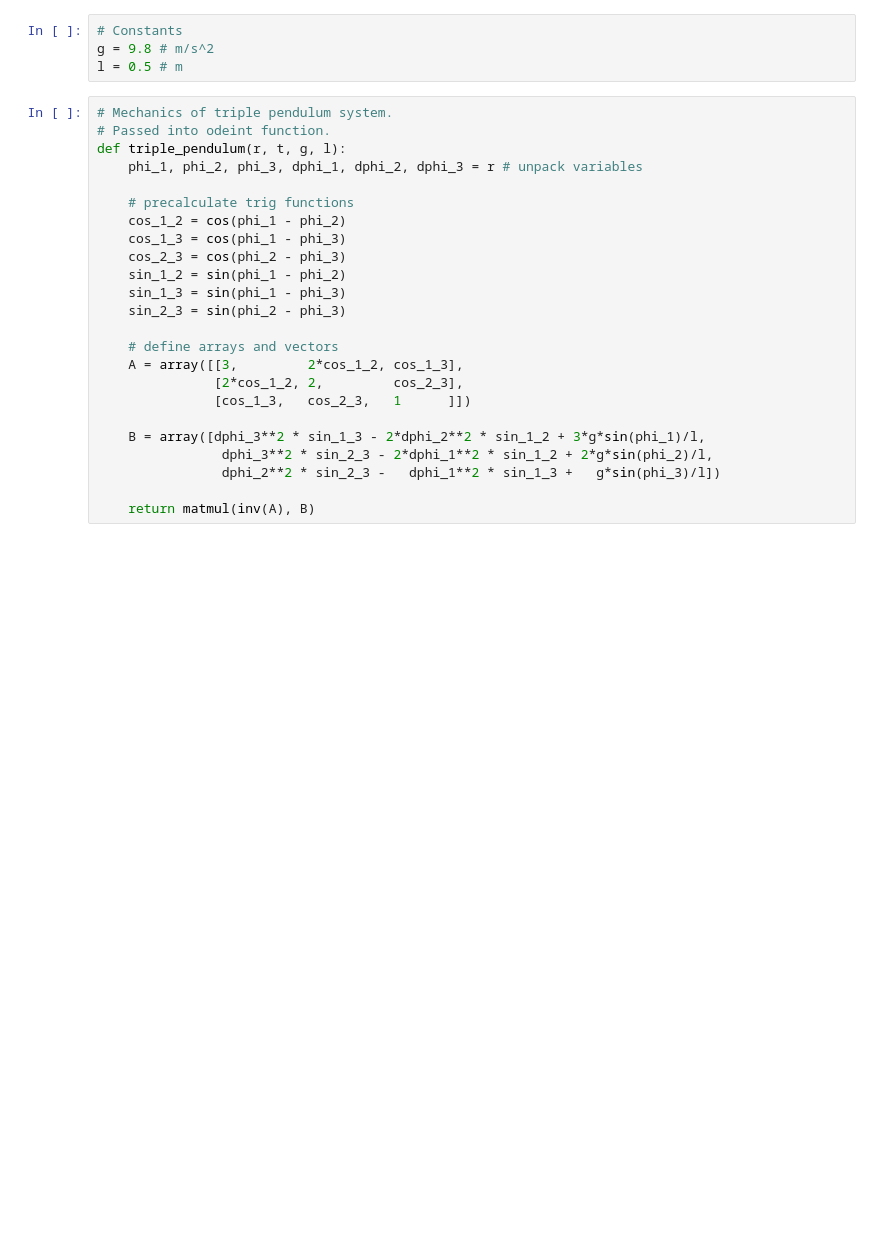
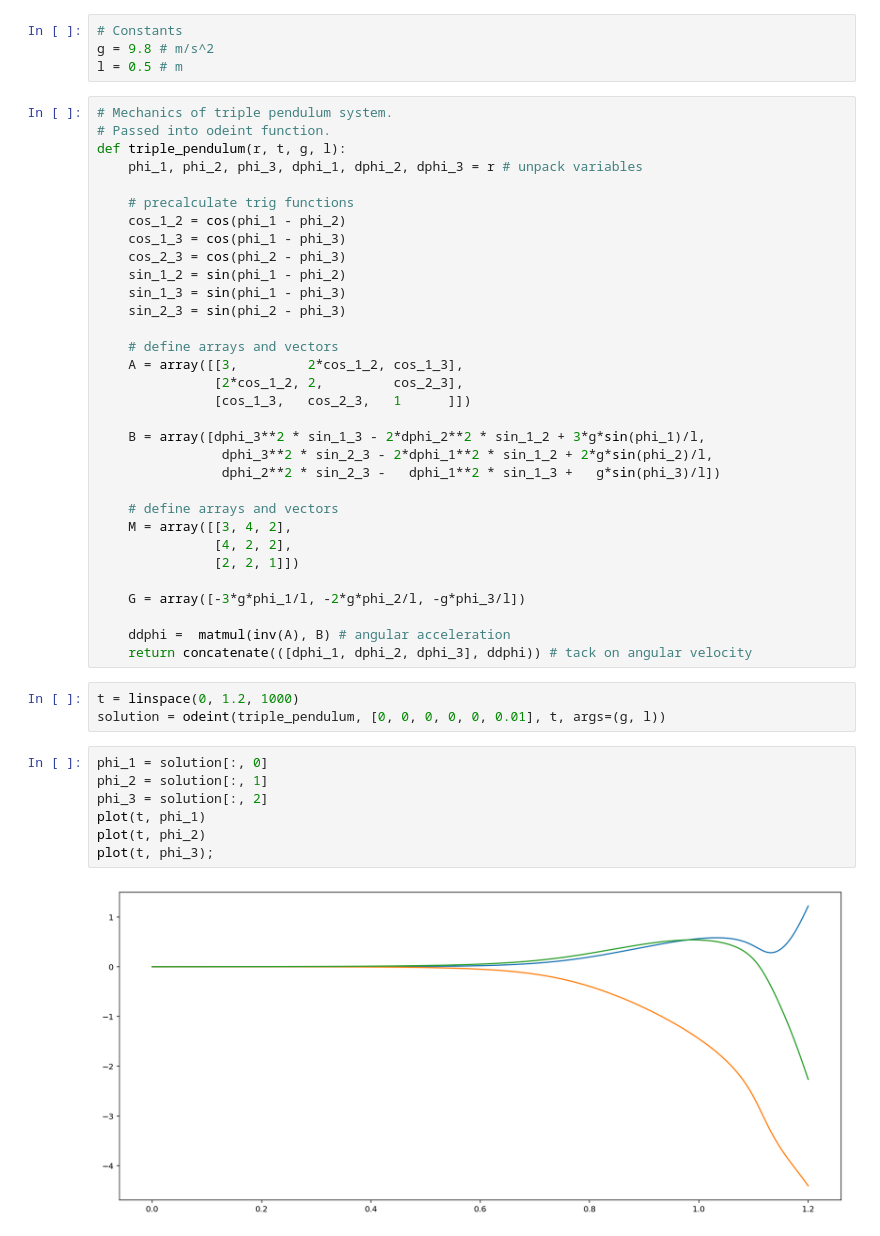
Before and after one commit to CoryMcCartan/triple-pendulum, a Jupyter notebook: workbook.ipynb, the cells around one changed output. Cells and saved outputs as stored; diff of their text form; blank space fills up the shorter version.

```diff
--- a/workbook.ipynb
+++ b/workbook.ipynb
@@ -94,4 +94,24 @@ def triple_pendulum(r, t, g, l):
                 dphi_3**2 * sin_2_3 - 2*dphi_1**2 * sin_1_2 + 2*g*sin(phi_2)/l,
                 dphi_2**2 * sin_2_3 -   dphi_1**2 * sin_1_3 +   g*sin(phi_3)/l])
 
-    return matmul(inv(A), B)
+    # define arrays and vectors
+    M = array([[3, 4, 2],
+               [4, 2, 2],
+               [2, 2, 1]])
+
+    G = array([-3*g*phi_1/l, -2*g*phi_2/l, -g*phi_3/l])
+
+    ddphi =  matmul(inv(A), B) # angular acceleration
+    return concatenate(([dphi_1, dphi_2, dphi_3], ddphi)) # tack on angular velocity
+# %%
+t = linspace(0, 1.2, 1000)
+solution = odeint(triple_pendulum, [0, 0, 0, 0, 0, 0.01], t, args=(g, l))
+# %%
+phi_1 = solution[:, 0]
+phi_2 = solution[:, 1]
+phi_3 = solution[:, 2]
+plot(t, phi_1)
+plot(t, phi_2)
+plot(t, phi_3);
+# %% [output]
+[figure, added]
```
Also changed, not shown: parts of 1 cell of this notebook, 2 other files.
